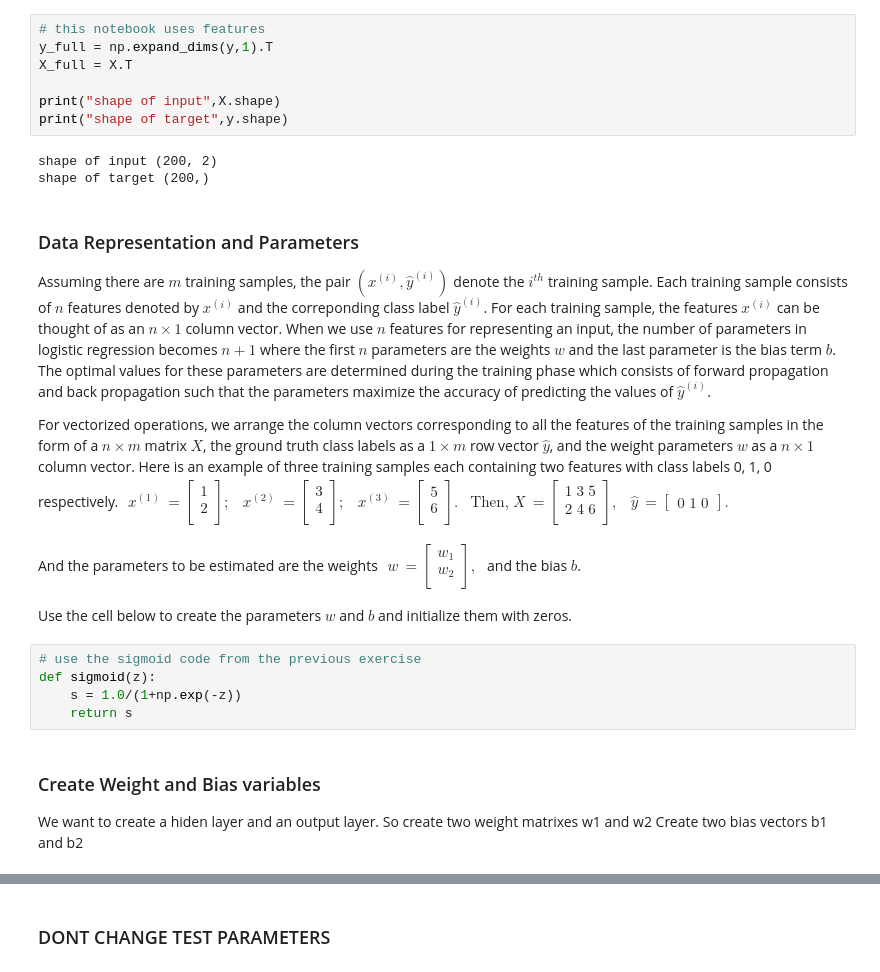
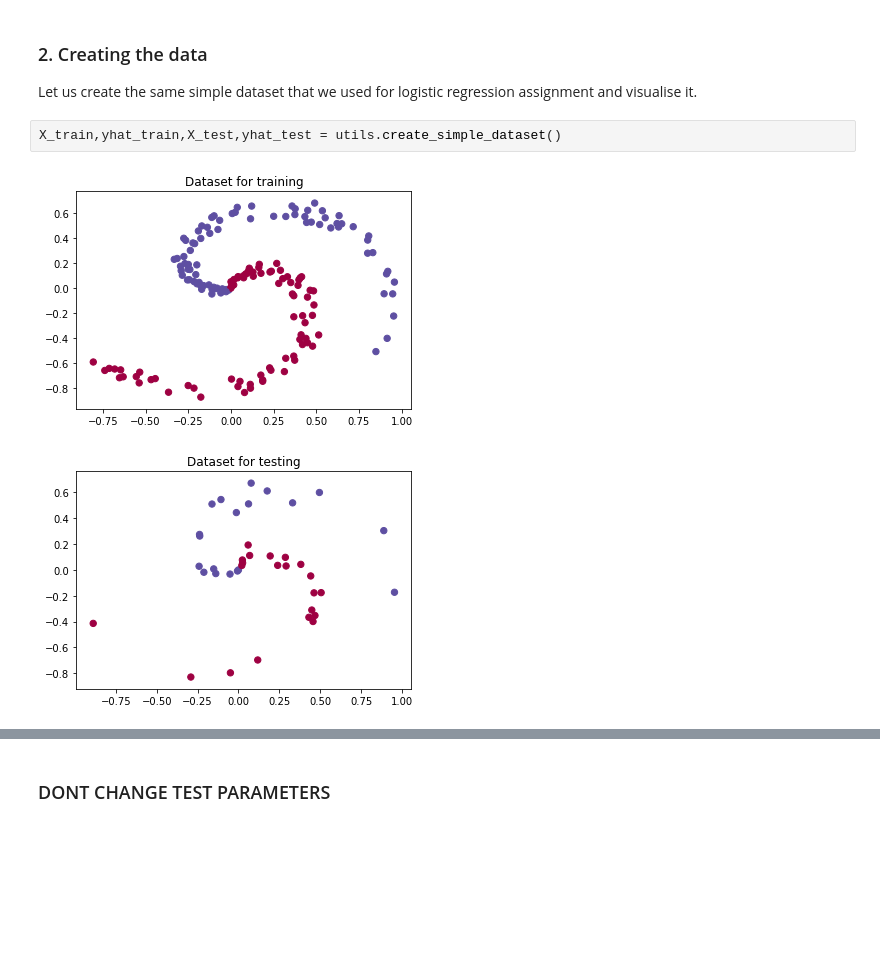
Before and after one commit to dilthoms/ai-ml-assignments, a Jupyter notebook: SimpleNeuralNetwork/SimpleNeuralNetwork.ipynb, the cells around one changed output, grey strips where cells are left out. Saved outputs shown, nothing was run; the diff lists cells and outputs as text; blank space fills up the shorter version.

```diff
--- a/SimpleNeuralNetwork/SimpleNeuralNetwork.ipynb
+++ b/SimpleNeuralNetwork/SimpleNeuralNetwork.ipynb
@@ -41,69 +24,8 @@ plt.show()
-# %%
-# this notebook uses features
-y_full = np.expand_dims(y,1).T
-X_full = X.T
-
-print("shape of input",X.shape)
-print("shape of target",y.shape)
-# %% [output]
-shape of input (200, 2)
-shape of target (200,)
-# %% [markdown]
-###  Data Representation and Parameters
-Assuming there are $m$ training samples, the pair $(x^{(i)}, \hat{y}^{(i)})$ denote the $i^{th}$ training sample. Each training sample consists of $n$ features denoted by $x^{(i)}$ and the correponding class label $\hat{y}^{(i)}$. For each training sample, the features $x^{(i)}$ can be thought of as an $n\times1$ column vector. When we use $n$ features for representing an input, the number of parameters in logistic regression becomes $n+1$ where the first $n$ parameters are the weights $w$ and the last parameter is the bias term $b$. The optimal values for these parameters are determined during the training phase which consists of forward propagation and back propagation such that the parameters maximize the accuracy of predicting the values of $\hat{y}^{(i)}$.
-
-For vectorized operations, we arrange the column vectors corresponding to all the features of the training samples in the form of a $n \times m$ matrix $X$, the ground truth class labels as a $1 \times m$ row vector $\hat{y}$, and the weight parameters $w$ as a $n \times 1$ column vector. Here is an example of three training samples each containing two features with class labels 0, 1, 0 respectively.
-$
-\begin{align*}
-    x^{(1)} &= \begin{bmatrix}
-           1 \\
-           2 \\
-         \end{bmatrix};
-         &
-    x^{(2)} &= \begin{bmatrix}
-           3 \\
-           4 \\
-         \end{bmatrix};
-         &
-     x^{(3)} &= \begin{bmatrix}
-       5 \\
-       6 \\
-     \end{bmatrix}.
-     &
-     \textrm{Then,}\;
-     X &= \begin{bmatrix}
-           1\;3\;5 \\
-           2\;4\;6\\
-         \end{bmatrix},
-     &
-     \hat y &= \begin{bmatrix}
-           0\;1\;0
-         \end{bmatrix}.
-\end{align*}
-$
-
-And the parameters to be estimated are the weights
-$
-\begin{align*}
-     w &= \begin{bmatrix}
-           w_1\\
-           w_2\\
-         \end{bmatrix},
-\end{align*}
-$
-and the bias $b$.
-
-
-
-Use the cell below to create the parameters $w$ and $b$ and initialize them with zeros.
-# %%
-# use the sigmoid code from the previous exercise
-def sigmoid(z):
-    s = 1.0/(1+np.exp(-z))
-    return s
-# %% [markdown]
-### Create Weight and Bias variables
-
-We want to create a hiden layer and an output layer.
-So create two weight matrixes w1 and w2
-Create two bias vectors b1 and b2
+# %% [markdown]
+### 2. Creating the data
+Let us create the same simple dataset that we used for logistic regression assignment and visualise it.
+# %%
+X_train,yhat_train,X_test,yhat_test = utils.create_simple_dataset()
+# %% [output]
+[figure, added]
+[figure, added]
```
Also changed, not shown: parts of 24 cells of this notebook, 2 other files.
